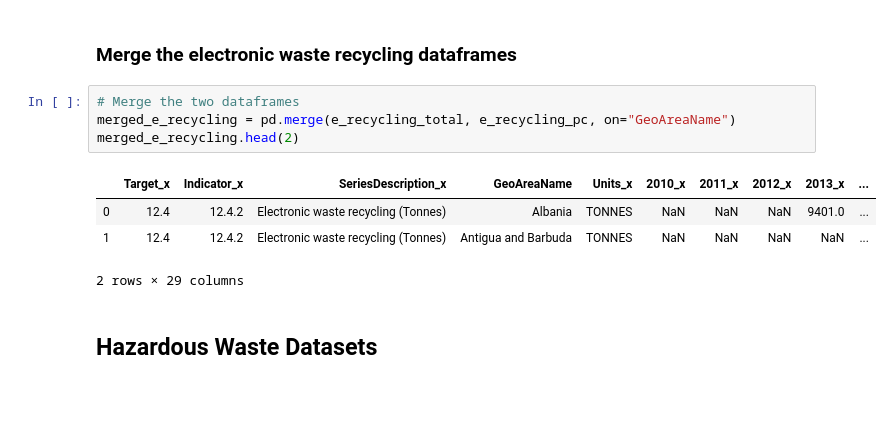
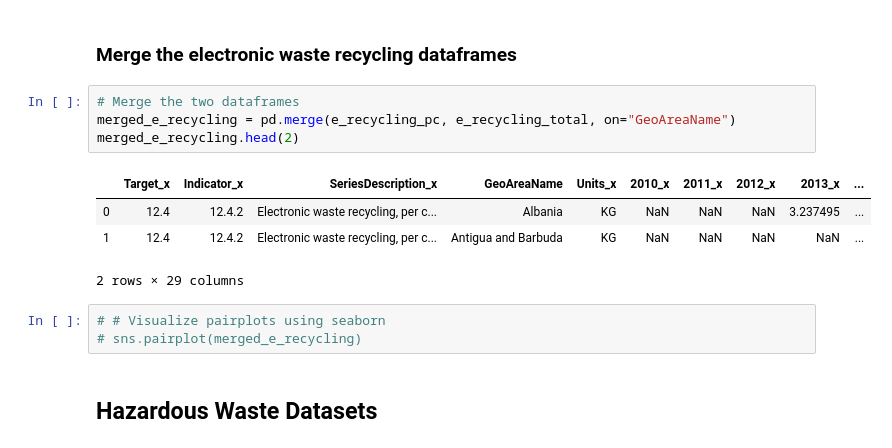
Before and after one commit to mvongjesda/UN_Sustainable_Development_Goals_Sustainability, a Jupyter notebook: resources/Sustainability_Analysis.ipynb, the cells around one changed output. Saved outputs shown, nothing was run; the diff lists cells and outputs as text; blank space fills up the shorter version.

```diff
--- a/resources/Sustainability_Analysis.ipynb
+++ b/resources/Sustainability_Analysis.ipynb
@@ -133,13 +136,16 @@ e_recycling_total.head(2)
 ### Merge the electronic waste recycling dataframes
 # %%
 # Merge the two dataframes
-merged_e_recycling = pd.merge(e_recycling_total, e_recycling_pc, on="GeoAreaName")
+merged_e_recycling = pd.merge(e_recycling_pc, e_recycling_total, on="GeoAreaName")
 merged_e_recycling.head(2)
 # %% [output]
 |  | Target_x | Indicator_x | SeriesDescription_x | GeoAreaName | Units_x | 2010_x | 2011_x | 2012_x | 2013_x | ... |
-| 0 | 12.4 | 12.4.2 | Electronic waste recycling (Tonnes) | Albania | TONNES | NaN | NaN | NaN | 9401.0 | ... |
-| 1 | 12.4 | 12.4.2 | Electronic waste recycling (Tonnes) | Antigua and Barbuda | TONNES | NaN | NaN | NaN | NaN | ... |
+| 0 | 12.4 | 12.4.2 | Electronic waste recycling, per c... | Albania | KG | NaN | NaN | NaN | 3.237495 | ... |
+| 1 | 12.4 | 12.4.2 | Electronic waste recycling, per c... | Antigua and Barbuda | KG | NaN | NaN | NaN | NaN | ... |
 2 rows × 29 columns
+# %%
+# # Visualize pairplots using seaborn
+# sns.pairplot(merged_e_recycling)
 # %% [markdown]
 ## Hazardous Waste Datasets
 # %%
```
Also changed, not shown: parts of 11 cells of this notebook.
